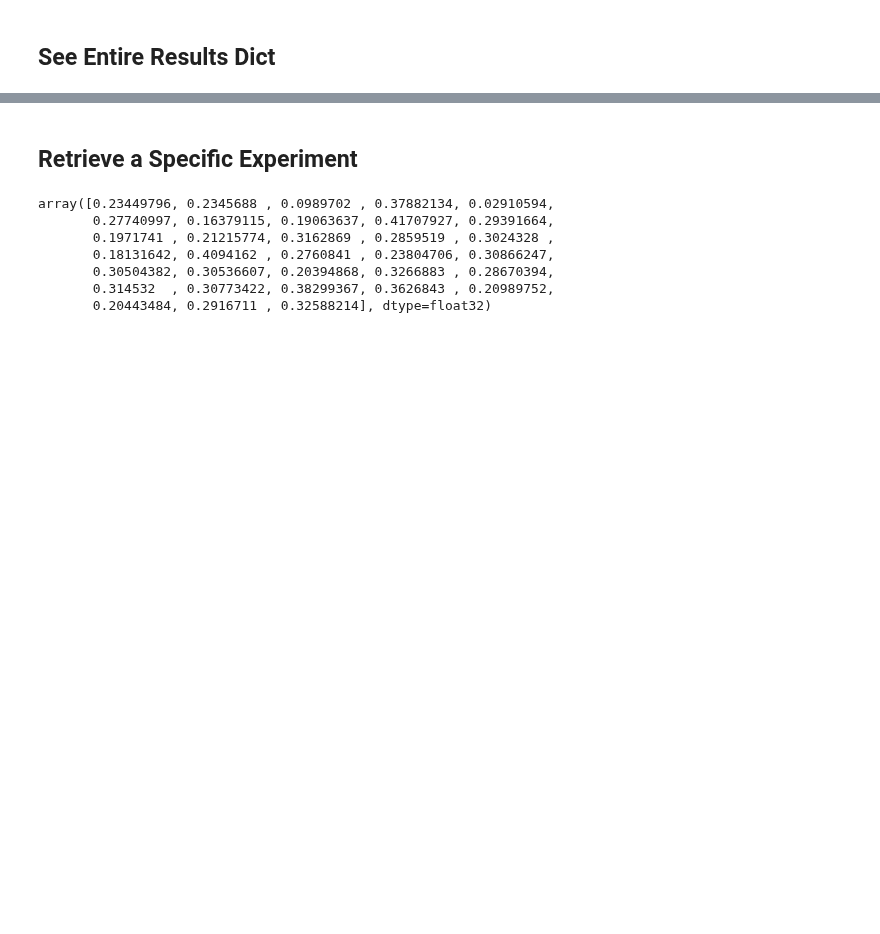
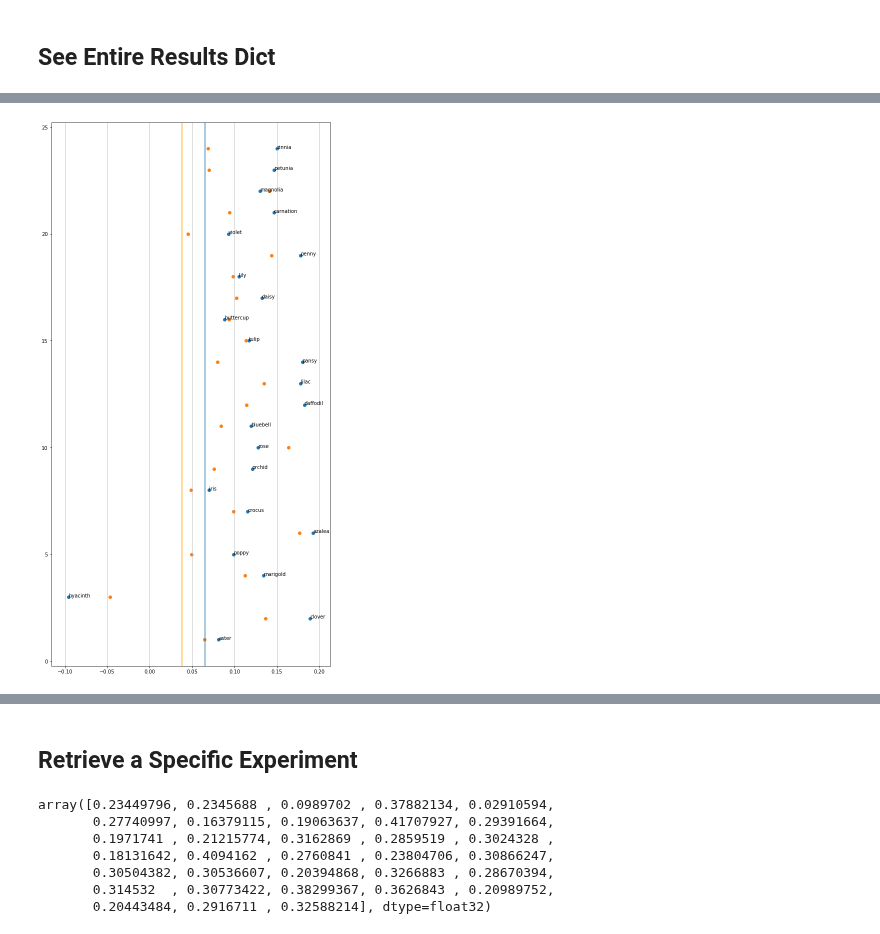
Before and after one commit to danieljsmarda/first-order-cooccurrence-metric-experiments, a Jupyter notebook: notebooks/Visualization.ipynb, the cells around one changed output, grey strips where cells are left out. Saved outputs shown, nothing was run; the diff lists cells and outputs as text; code cells hidden in the pictures; blank space fills up the shorter version.

```diff
--- a/notebooks/Visualization.ipynb
+++ b/notebooks/Visualization.ipynb
@@ -4,0 +7,7 @@ from models import open_pickle
+# %%
+we_model_name = "sg_dim300_min100_win5"
+we_vector_size = 300
+we_model_dir = '../data/external/wiki-english/wiki-english-20171001/%s' % we_model_name
+
+we_model = Word2Vec.load(we_model_dir+'/model.gensim')
+print ('loading done!')
@@ -6,3 +17,24 @@ from models import open_pickle
 FILEPATH = '../data/interim/association_metric_exps.pickle'
 # %% [markdown]
 ## See Entire Results Dict
+# %%
+# WEAT 1
+exp_num = 1
+X_terms = ['aster', 'clover', 'hyacinth', 'marigold', 'poppy', 'azalea',
+           'crocus', 'iris', 'orchid', 'rose', 'bluebell', 'daffodil','lilac',
+           'pansy','tulip','buttercup','daisy','lily','penny','violet','carnation', 'gladiola',
+           'magnolia','petunia','zinnia']
+Y_terms = ['ant','caterpillar','flea','locust','spider','bedbug','centipede','fly',
+          'maggot','tarantula','bee','cockroach','gnat','mosquito','termite','beetle',
+          'cricket','hornet','moth','wasp','blackfly','dragonfly','horsefly','roach',
+          'weevil']
+A_terms = ['caress','freedom','health','love','peace','cheer','friend','heaven',
+           'loyal','pleasure','diamond','gentle','honest','lucky','rainbow','diploma',
+           'gift','honor','miracle','sunrise','family','happy','laugher','paradise',
+           'vacation']
+B_terms = ['abuse','crash','filth','murder','sickness','accident','death','grief',
+          'poison','stink','assault','disaster','hatred','pollute','tragedy',
+          'divorce','jail','poverty','ugly','cancer','kill','rotten','vomit','agony',
+          'prison']
+X_terms, Y_terms = filter_terms_not_in_wemodel(we_model, X_terms, Y_terms)
+A_terms, B_terms = filter_terms_not_in_wemodel(we_model, A_terms, B_terms)
@@ -9,3 +47,21 @@ FILEPATH = '../data/interim/association_metric_exps.pickle'
+# %%
+arr_first = in_dict[1]['first']['X_array']
+arr_second = in_dict[1]['second']['X_array']
+threshold_first = in_dict[1]['first']['threshold']
+threshold_second = in_dict[1]['second']['threshold']
+
+y = [i for i in range(1,len(arr_first)+1)]
+plt.figure(figsize=(10,20))
+plt.scatter(arr_first, y)
+plt.scatter(arr_second, y)
+plt.gca().xaxis.grid()
+plt.gca().axvline(threshold_first)
+plt.gca().axvline(threshold_second, color='orange')
+for i, txt in enumerate(X_terms):
+    plt.gca().annotate(txt, (arr_first[i], y[i]))
+plt.show()
+# %% [output]
+[figure, added]
 # %%
 in_dict = open_pickle(FILEPATH)
 in_dict
```
Also changed, not shown: parts of 4 cells of this notebook, 1 other file.
